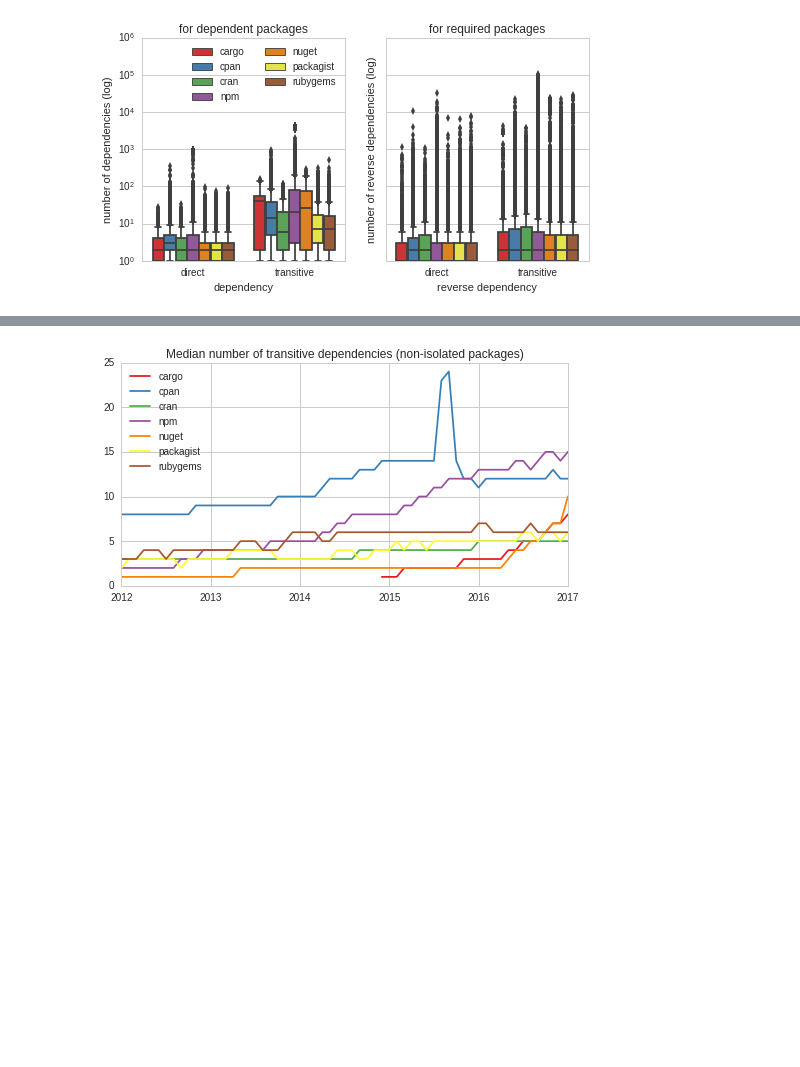
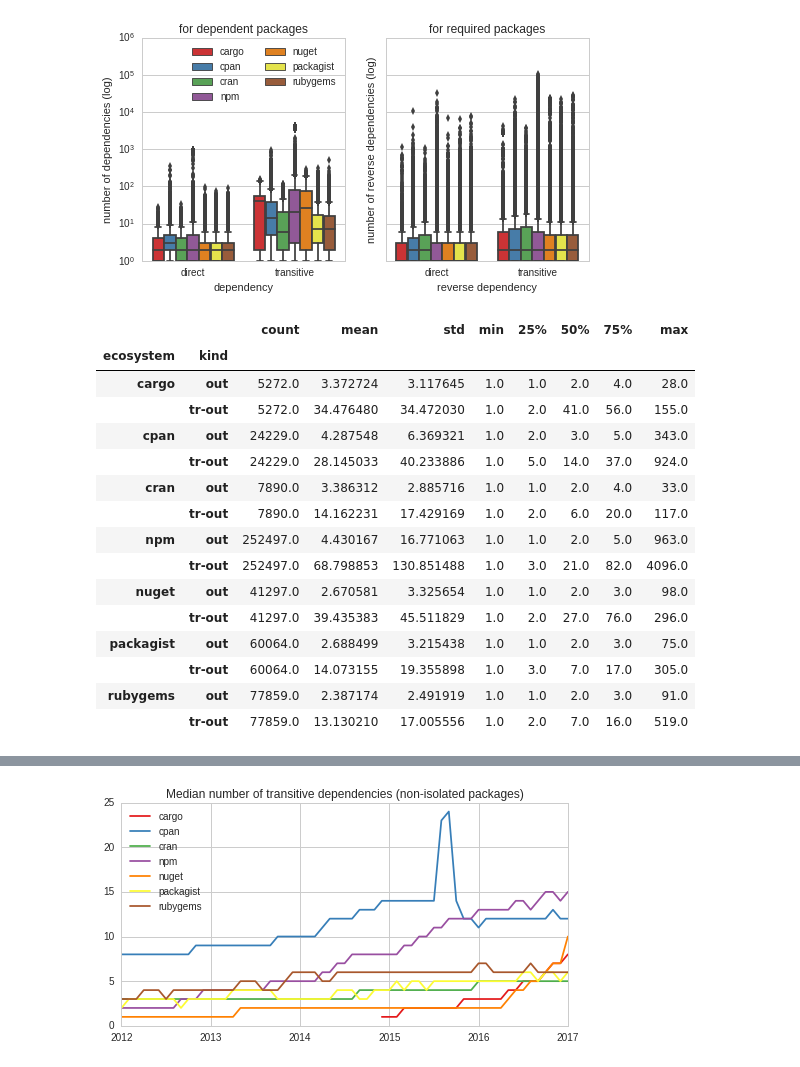
Before and after one commit to AlexandreDecan/ecos-emse, a Jupyter notebook: notebooks/Graphs metrics.ipynb, the cells around one changed output, grey strips where cells are left out. Drawn from its saved outputs; the diff is of its cells as text; code cells hidden in the pictures; blank space fills up the shorter version.

```diff
--- a/notebooks/Graphs metrics.ipynb
+++ b/notebooks/Graphs metrics.ipynb
@@ -332,3 +332,29 @@ axes[1].legend([])
 savefig(figure, 'graph_distribution_dependencies_non_isolated')
 # %% [output]
 [figure]
+# %%
+(
+    data
+    .query('(kind == "out" or kind == "tr-out") and p_type != "required"')
+    .groupby(['ecosystem', 'kind'])
+    ['value']
+    .describe()
+    .unstack()
+)
+# %% [output]
+|  |  | count | mean | std | min | 25% | 50% | 75% | max |
+| ecosystem | kind |  |  |  |  |  |  |  |  |
+| cargo | out | 5272.0 | 3.372724 | 3.117645 | 1.0 | 1.0 | 2.0 | 4.0 | 28.0 |
+|  | tr-out | 5272.0 | 34.476480 | 34.472030 | 1.0 | 2.0 | 41.0 | 56.0 | 155.0 |
+| cpan | out | 24229.0 | 4.287548 | 6.369321 | 1.0 | 2.0 | 3.0 | 5.0 | 343.0 |
+|  | tr-out | 24229.0 | 28.145033 | 40.233886 | 1.0 | 5.0 | 14.0 | 37.0 | 924.0 |
+| cran | out | 7890.0 | 3.386312 | 2.885716 | 1.0 | 1.0 | 2.0 | 4.0 | 33.0 |
+|  | tr-out | 7890.0 | 14.162231 | 17.429169 | 1.0 | 2.0 | 6.0 | 20.0 | 117.0 |
+| npm | out | 252497.0 | 4.430167 | 16.771063 | 1.0 | 1.0 | 2.0 | 5.0 | 963.0 |
+|  | tr-out | 252497.0 | 68.798853 | 130.851488 | 1.0 | 3.0 | 21.0 | 82.0 | 4096.0 |
+| nuget | out | 41297.0 | 2.670581 | 3.325654 | 1.0 | 1.0 | 2.0 | 3.0 | 98.0 |
+|  | tr-out | 41297.0 | 39.435383 | 45.511829 | 1.0 | 2.0 | 27.0 | 76.0 | 296.0 |
+| packagist | out | 60064.0 | 2.688499 | 3.215438 | 1.0 | 1.0 | 2.0 | 3.0 | 75.0 |
+|  | tr-out | 60064.0 | 14.073155 | 19.355898 | 1.0 | 3.0 | 7.0 | 17.0 | 305.0 |
+| rubygems | out | 77859.0 | 2.387174 | 2.491919 | 1.0 | 1.0 | 2.0 | 3.0 | 91.0 |
+|  | tr-out | 77859.0 | 13.130210 | 17.005556 | 1.0 | 2.0 | 7.0 | 16.0 | 519.0 |
```
Also changed, not shown: parts of 8 cells of this notebook, 9 other files.
